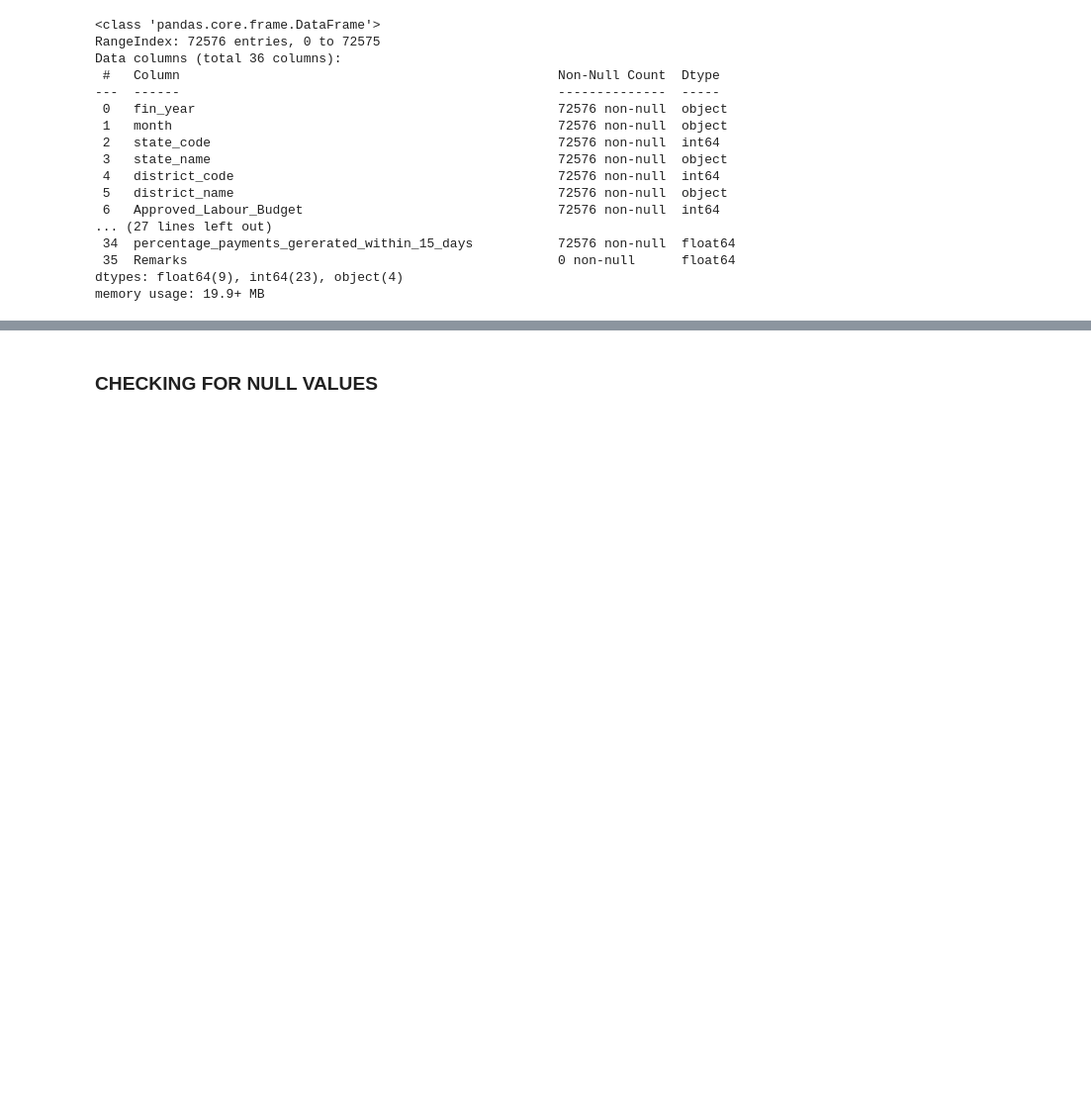
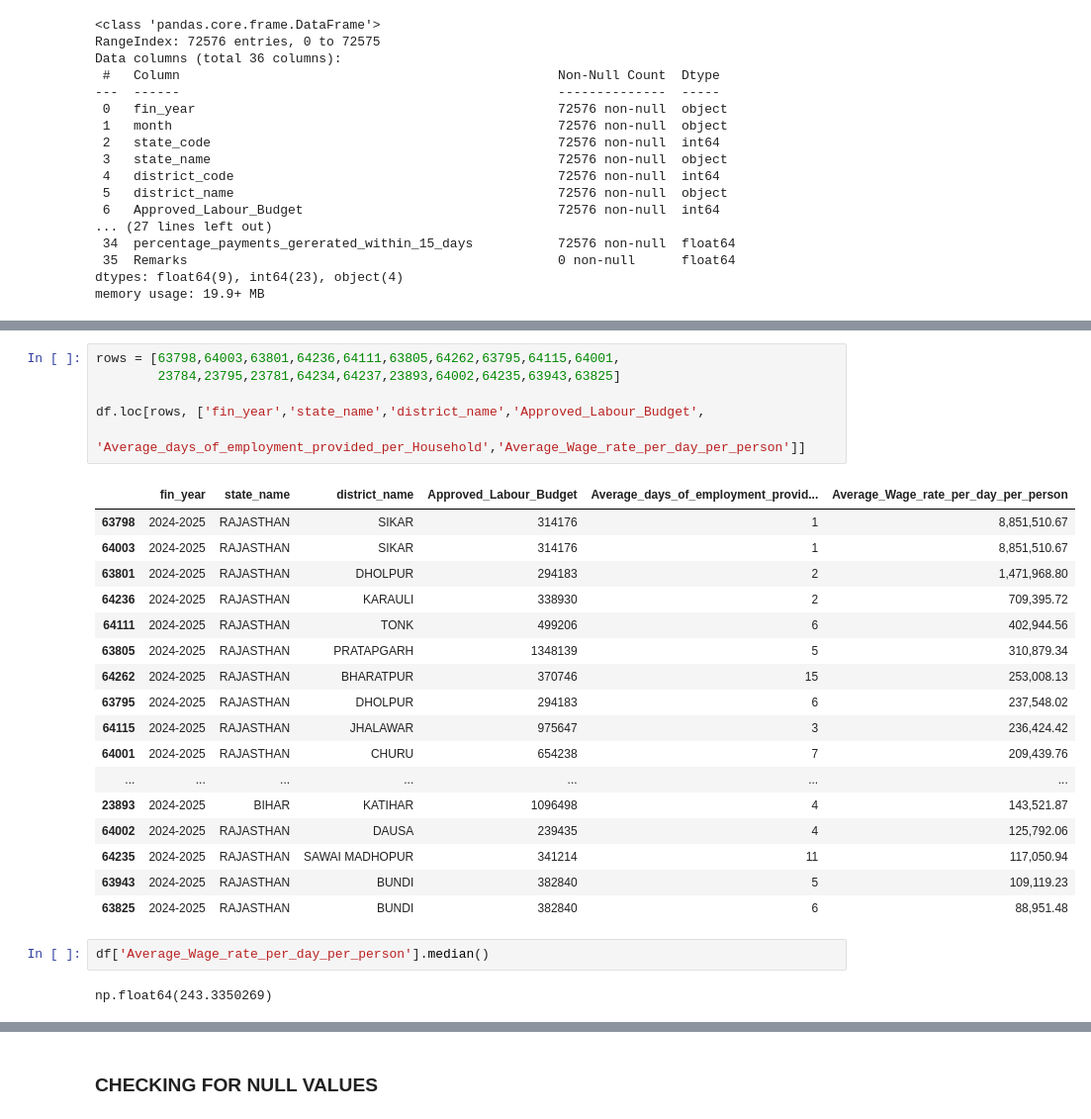
Before and after one commit to Shubhangidixit01/MGNREGA-Data-Analysis, a Jupyter notebook: notebooks/MGNREGA_Analysis.ipynb, the cells around one changed output, grey strips where cells are left out. Shown at 99% size. Drawn from its saved outputs; the diff is of its cells as text; blank space fills up the shorter version.

Commit message:
Applied Outlier detection method
Experimented Global Z-score and State-Wise IQR method to remove anomalies

```diff
--- a/notebooks/MGNREGA_Analysis.ipynb
+++ b/notebooks/MGNREGA_Analysis.ipynb
@@ -60,0 +95,28 @@ df.describe()
+# %%
+rows = [63798,64003,63801,64236,64111,63805,64262,63795,64115,64001,
+        23784,23795,23781,64234,64237,23893,64002,64235,63943,63825]
+
+df.loc[rows, ['fin_year','state_name','district_name','Approved_Labour_Budget',
+              'Average_days_of_employment_provided_per_Household','Average_Wage_rate_per_day_per_person']]
+# %% [output]
+|  | fin_year | state_name | district_name | Approved_Labour_Budget | Average_days_of_employment_provid... | Average_Wage_rate_per_day_per_person |
+| 63798 | 2024-2025 | RAJASTHAN | SIKAR | 314176 | 1 | 8,851,510.67 |
+| 64003 | 2024-2025 | RAJASTHAN | SIKAR | 314176 | 1 | 8,851,510.67 |
+| 63801 | 2024-2025 | RAJASTHAN | DHOLPUR | 294183 | 2 | 1,471,968.80 |
+| 64236 | 2024-2025 | RAJASTHAN | KARAULI | 338930 | 2 | 709,395.72 |
+| 64111 | 2024-2025 | RAJASTHAN | TONK | 499206 | 6 | 402,944.56 |
+| 63805 | 2024-2025 | RAJASTHAN | PRATAPGARH | 1348139 | 5 | 310,879.34 |
+| 64262 | 2024-2025 | RAJASTHAN | BHARATPUR | 370746 | 15 | 253,008.13 |
+| 63795 | 2024-2025 | RAJASTHAN | DHOLPUR | 294183 | 6 | 237,548.02 |
+| 64115 | 2024-2025 | RAJASTHAN | JHALAWAR | 975647 | 3 | 236,424.42 |
+| 64001 | 2024-2025 | RAJASTHAN | CHURU | 654238 | 7 | 209,439.76 |
+| ... | ... | ... | ... | ... | ... | ... |
+| 23893 | 2024-2025 | BIHAR | KATIHAR | 1096498 | 4 | 143,521.87 |
+| 64002 | 2024-2025 | RAJASTHAN | DAUSA | 239435 | 4 | 125,792.06 |
+| 64235 | 2024-2025 | RAJASTHAN | SAWAI MADHOPUR | 341214 | 11 | 117,050.94 |
+| 63943 | 2024-2025 | RAJASTHAN | BUNDI | 382840 | 5 | 109,119.23 |
+| 63825 | 2024-2025 | RAJASTHAN | BUNDI | 382840 | 6 | 88,951.48 |
+# %%
+df['Average_Wage_rate_per_day_per_person'].median()
+# %% [output]
+np.float64(243.3350269)
```
Also changed, not shown: parts of 21 cells of this notebook, 1 other file.
